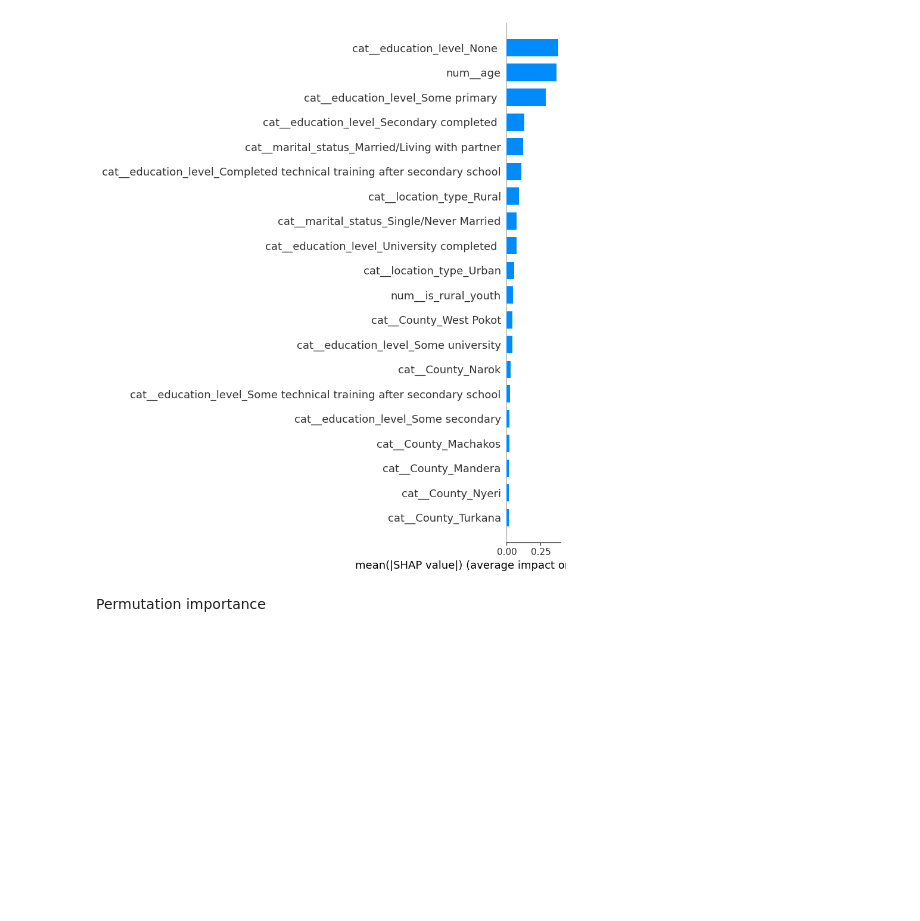
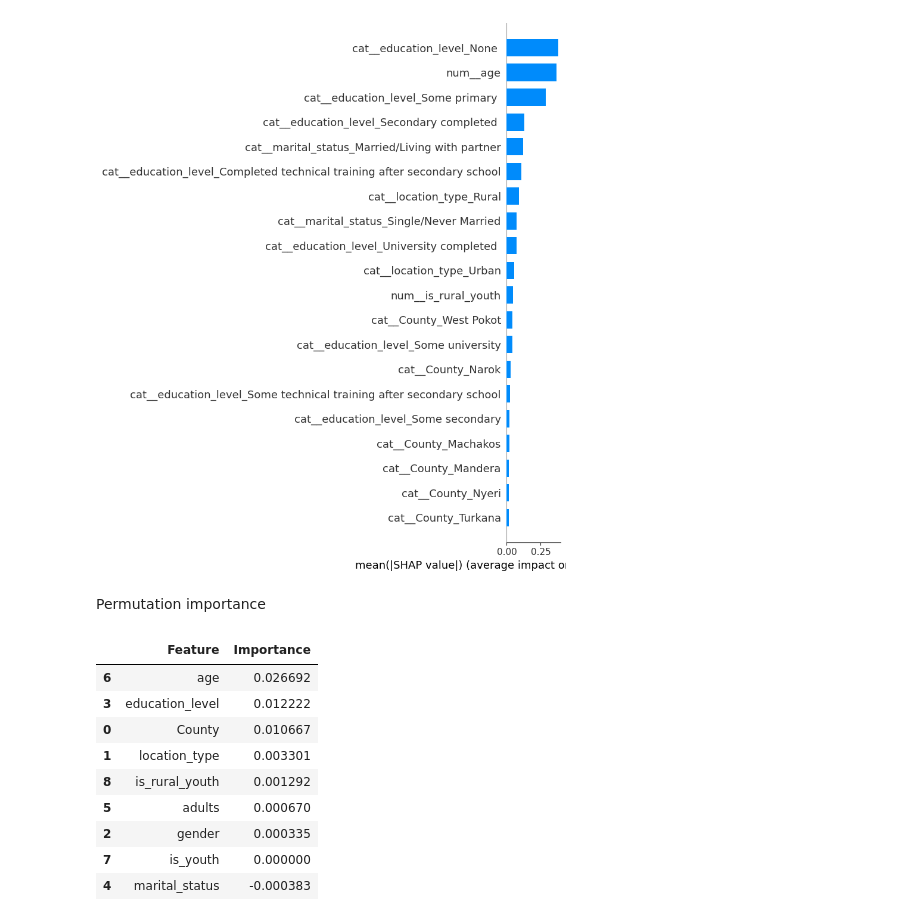
Before and after one commit to ChairoSolutions/Kenya-financial-inclusion-risk, a Jupyter notebook: notebooks/notebook-05_shap_explainability.ipynb, the cells around one changed output. Cells and saved outputs as stored; diff of their text form; code cells hidden in the pictures; blank space fills up the shorter version.

Commit message:
ranking features using permutation importance

```diff
--- a/notebooks/notebook-05_shap_explainability.ipynb
+++ b/notebooks/notebook-05_shap_explainability.ipynb
@@ -717,3 +717,26 @@ perm_importance = permutation_importance(
     n_repeats=10,
     random_state=42
 )
+# %%
+perm_df = pd.DataFrame({
+    "Feature": X_test.columns,
+    "Importance": perm_importance.importances_mean
+})
+
+perm_df = perm_df.sort_values(
+    by="Importance",
+    ascending=False
+)
+
+perm_df.head(10)
+# %% [output]
+|  | Feature | Importance |
+| 6 | age | 0.026692 |
+| 3 | education_level | 0.012222 |
+| 0 | County | 0.010667 |
+| 1 | location_type | 0.003301 |
+| 8 | is_rural_youth | 0.001292 |
+| 5 | adults | 0.000670 |
+| 2 | gender | 0.000335 |
+| 7 | is_youth | 0.000000 |
+| 4 | marital_status | -0.000383 |
```
